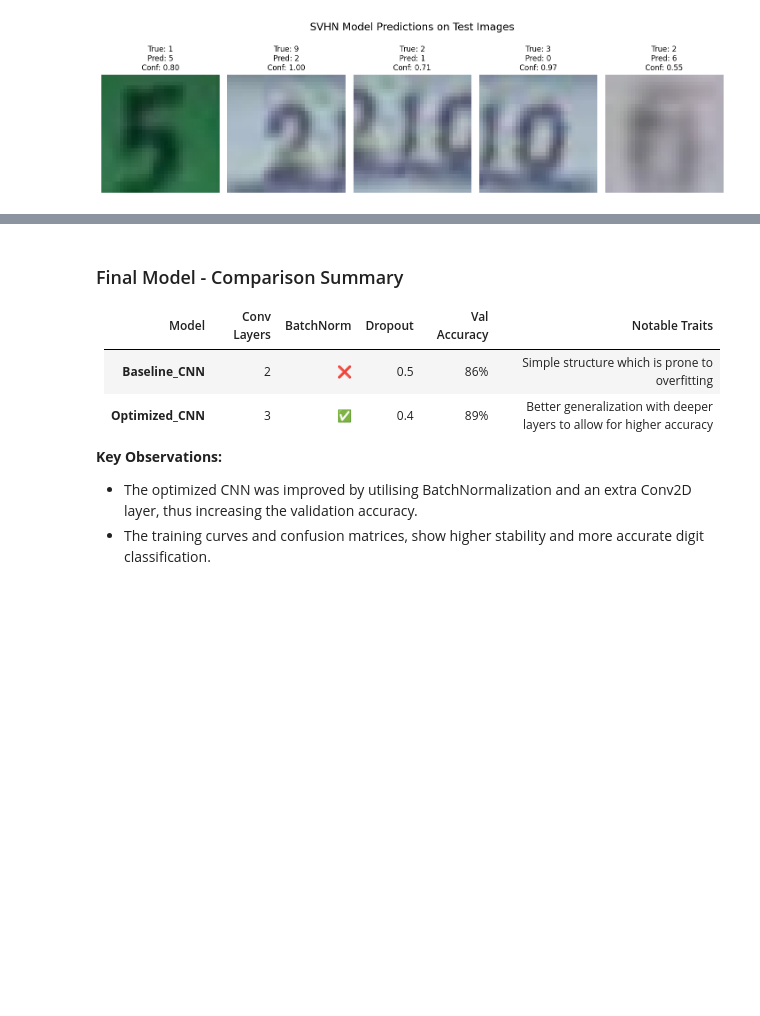
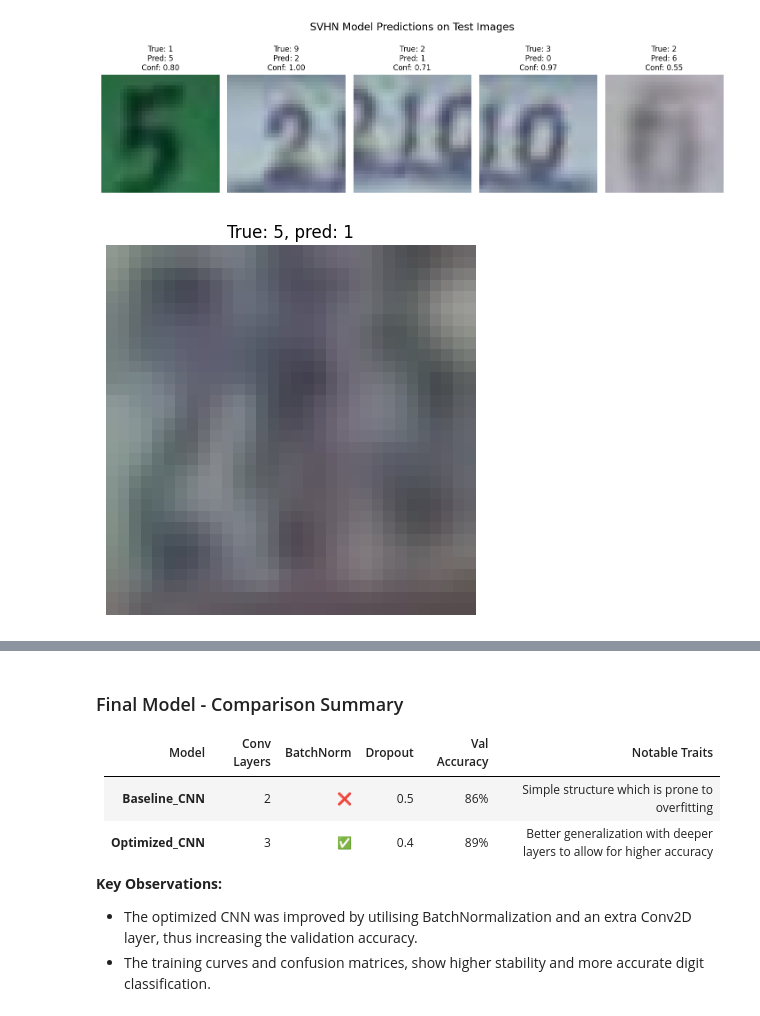
Before and after one commit to MikeShier/BIG-DATA-CW2, a Jupyter notebook: CW2.ipynb, the cells around one changed output, grey strips where cells are left out. Drawn from its saved outputs; the diff is of its cells as text; code cells hidden in the pictures; blank space fills up the shorter version.

```diff
--- a/CW2.ipynb
+++ b/CW2.ipynb
@@ -481,3 +481,15 @@ plt.show()
 # %% [output]
 814/814 ━━━━━━━━━━━━━━━━━━━━ 5s 6ms/step
 [figure]
+# %%
+# Find a wrong pediction
+wrong_idx = np.where(y_val_pred_opt != y_val_true)[0]
+
+# Visulise first incorrect one to show that the model can get things wrong
+i = wrong_idx[0]
+plt.imshow(X_val_split[i])
+plt.title(f"True: {y_val_true[i]}, pred: {y_val_pred_opt[i]}")
+plt.axis("off")
+plt.show()
+# %% [output]
+[figure, added]
```
Also changed, not shown: parts of 1 cell of this notebook.
